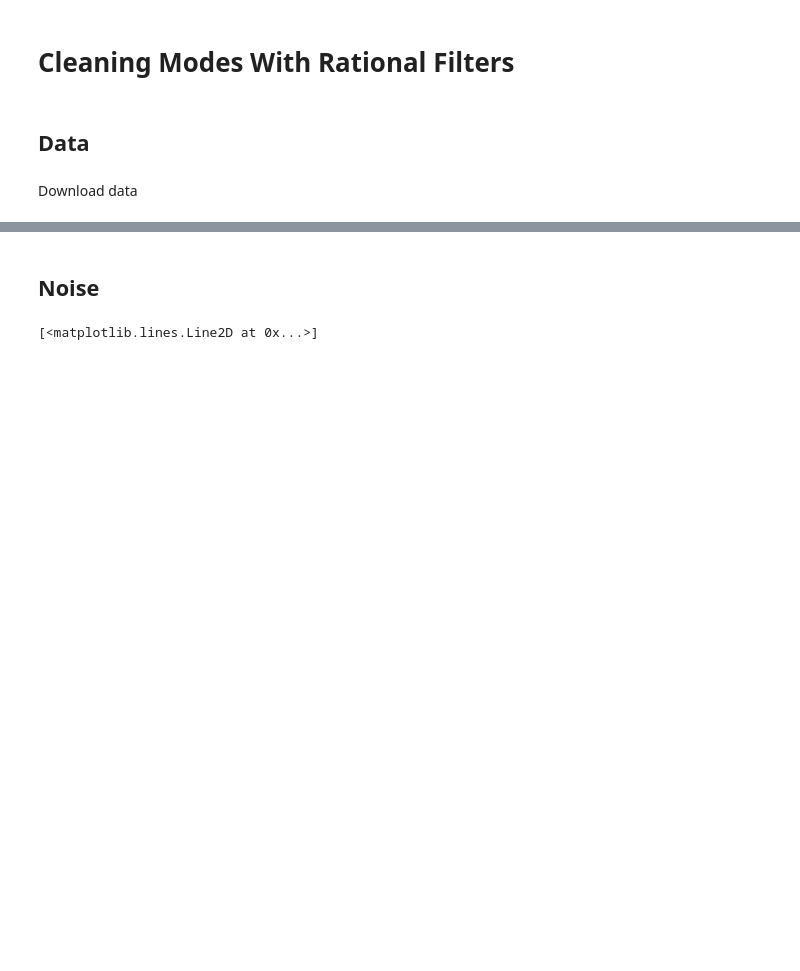
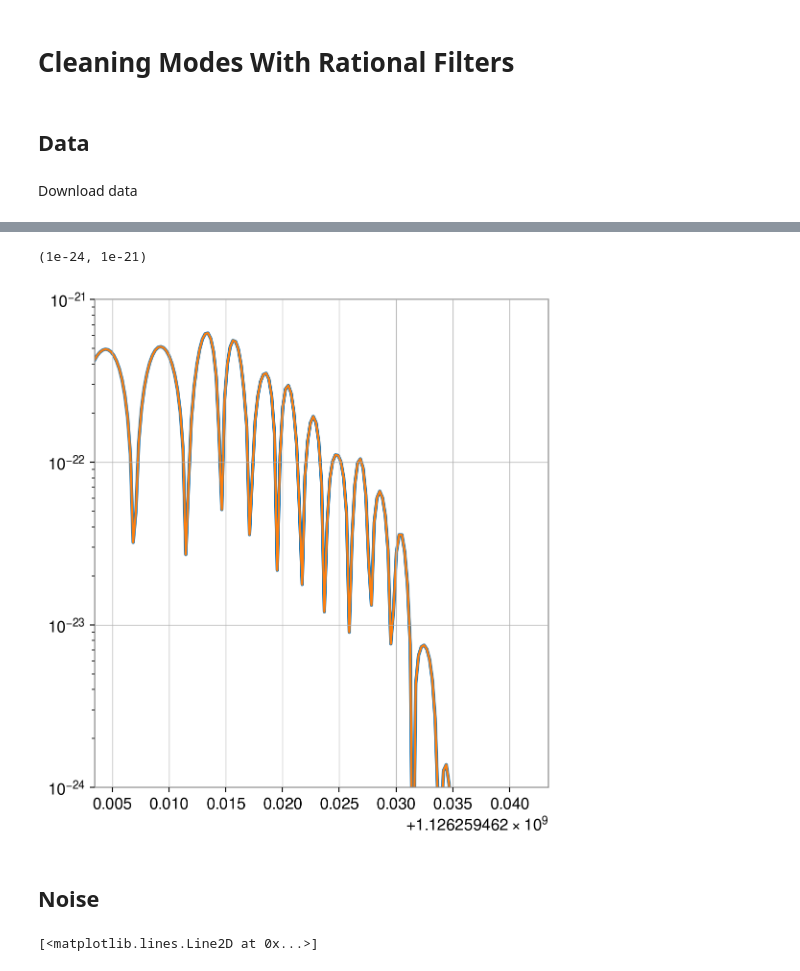
Before and after one commit to Lu-Neil/qnm_filter, a Jupyter notebook: code_demo/Systematics/Systematics MDC.ipynb, the cells around one changed output, grey strips where cells are left out. Drawn from its saved outputs; the diff is of its cells as text; code cells hidden in the pictures; blank space fills up the shorter version.

```diff
--- a/code_demo/Systematics/Systematics MDC.ipynb
+++ b/code_demo/Systematics/Systematics MDC.ipynb
@@ -36,0 +46,7 @@ pl.xlim(H_data.times.value[H_peak]-0.1, H_data.times.value[H_peak]+0.2)
+# %%
+fit = qnm_filter.Network()
+# %%
+fit.original_data = {}
+fit.original_data['H1'] = qnm_filter.Data(H_data)
+# %%
+fit.add_filter(model_list = [(2,2,0)], mass = qnm_filter.Filter.mass_unit(68.5), chi = 0.71)
@@ -37,3 +69,12 @@ pl.xlim(H_data.times.value[H_peak]-0.1, H_data.times.value[H_peak]+0.2)
+# %%
+pl.semilogy(H_data.times, np.abs(H_data.value), lw = 2.5)
+# pl.semilogy(new_t, np.abs(ref_waveform))
+pl.semilogy(H_data.times, np.abs(fit.filtered_data['H1']))
+pl.xlim(H_data.times.value[H_peak]-0.01, H_data.times.value[H_peak]+0.03)
+pl.ylim(1e-24, 1e-21)
+# %% [output]
+(1e-24, 1e-21)
+[figure, added]
 # %% [markdown]
 ## Noise
 # %%
```
Also changed, not shown: parts of 14 cells of this notebook, 1 other file.
